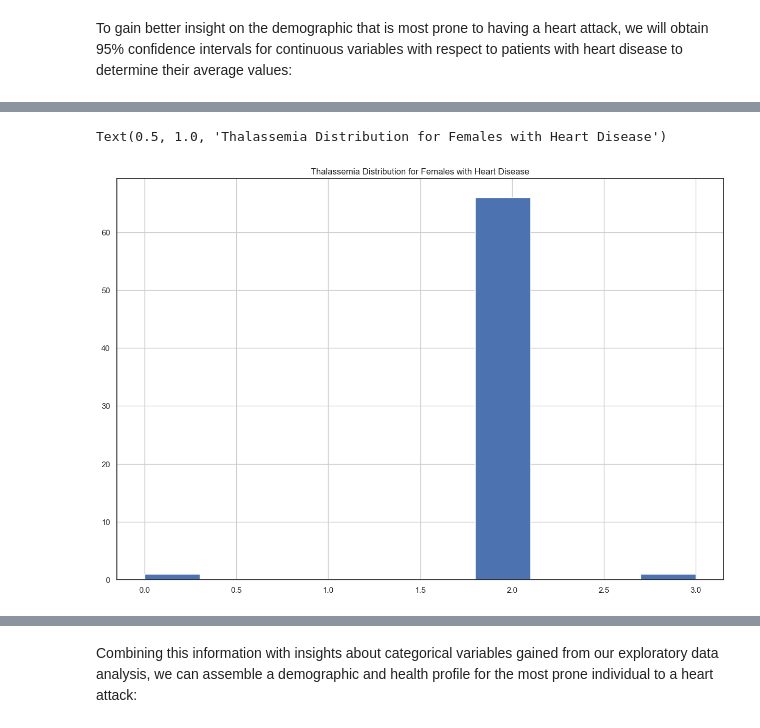
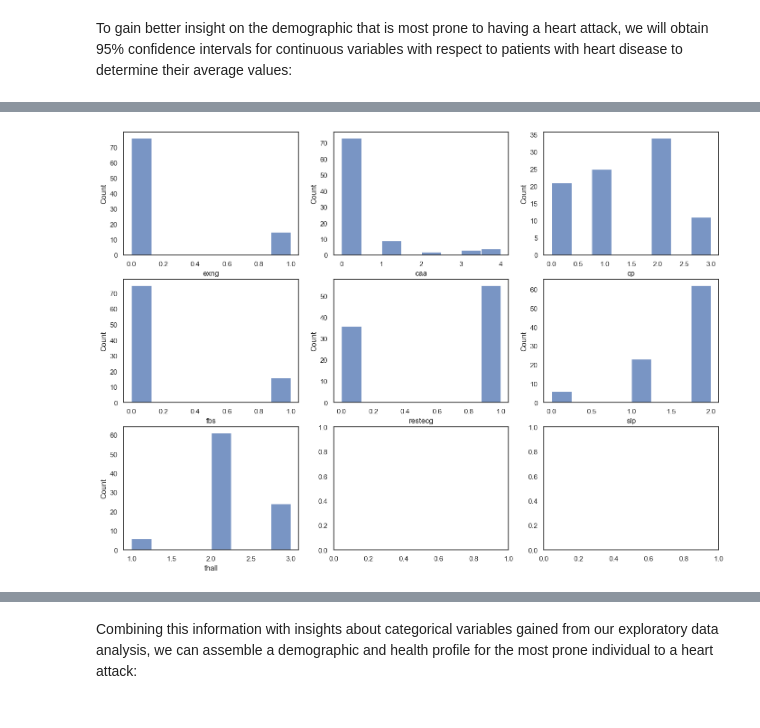
Before and after one commit to jsondevers/heart-attacks, a Jupyter notebook: heart-attack copy.ipynb, the cells around one changed output, grey strips where cells are left out. Drawn from its saved outputs; the diff is of its cells as text; code cells hidden in the pictures.

Commit message:
Cleaned up plots

```diff
--- a/heart-attack copy.ipynb
+++ b/heart-attack copy.ipynb
@@ -738,6 +660,9 @@ Text(0.5, 1.0, 'Thalassemia Distribution for Males with Heart Disease')
-# %%
-df[(df['output'] == 1) & (df['sex'] == 0)]['thall'].hist().plot(kind='bar')
-plt.title('Thalassemia Distribution for Females with Heart Disease')
-# %% [output]
-Text(0.5, 1.0, 'Thalassemia Distribution for Females with Heart Disease')
-[figure, removed]
+# %%
+fig, axes = plt.subplots(nrows=3, ncols=3, figsize=(17, 12))
+categorical_features = ['exng','caa','cp','fbs','restecg','slp','thall']
+
+for i, feature in enumerate(categorical_features):
+   ax = axes[int(i/3), i%3]
+   sns.histplot(data=df[(df['output'] == 1) & (df['sex'] == 1)], x=feature, ax=ax)
+# %% [output]
+[figure, added]
```
Also changed, not shown: parts of 14 cells of this notebook.
